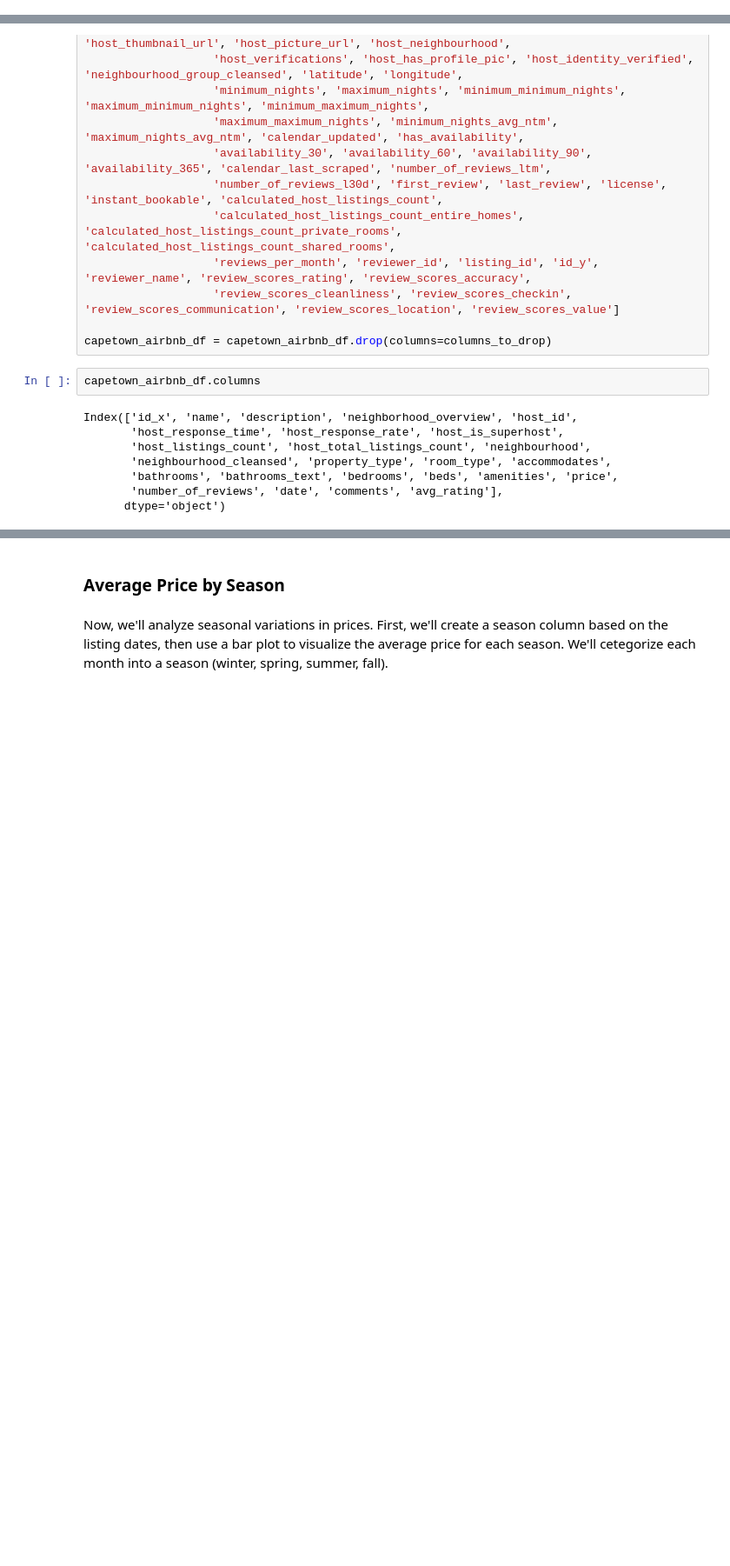
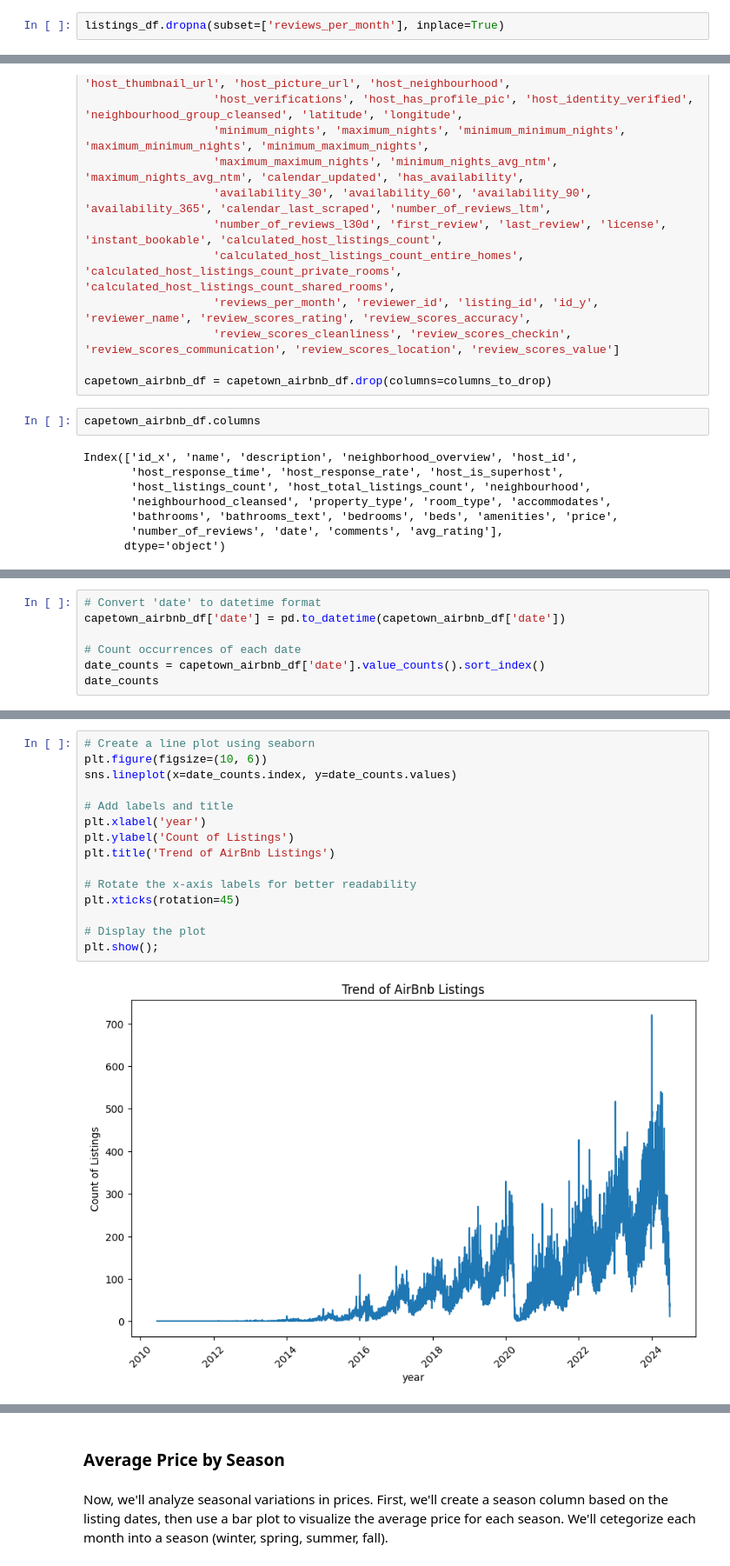
Before and after one commit to kev065/airbnb, a Jupyter notebook: notebook.ipynb, the cells around one changed output, grey strips where cells are left out. Shown at 87% size. Saved outputs shown, nothing was run; the diff lists cells and outputs as text; blank space fills up the shorter version.

```diff
--- a/notebook.ipynb
+++ b/notebook.ipynb
@@ -106,3 +124,5 @@ listings_df.head(2)
+# %%
+listings_df.dropna(subset=['reviews_per_month'], inplace=True)
 # %%
 # load reviews
 reviews_df = pd.read_csv('/content/reviews.csv.gz', compression='gzip')
@@ -280,0 +324,7 @@ In essence, most highly rated properties are clustered in the lower price range.
+# %%
+# Convert 'date' to datetime format
+capetown_airbnb_df['date'] = pd.to_datetime(capetown_airbnb_df['date'])
+
+# Count occurrences of each date
+date_counts = capetown_airbnb_df['date'].value_counts().sort_index()
+date_counts
@@ -280,0 +347,17 @@ In essence, most highly rated properties are clustered in the lower price range.
+# %%
+# Create a line plot using seaborn
+plt.figure(figsize=(10, 6))
+sns.lineplot(x=date_counts.index, y=date_counts.values)
+
+# Add labels and title
+plt.xlabel('year')
+plt.ylabel('Count of Listings')
+plt.title('Trend of AirBnb Listings')
+
+# Rotate the x-axis labels for better readability
+plt.xticks(rotation=45)
+
+# Display the plot
+plt.show();
+# %% [output]
+[figure, added]
```
Also changed, not shown: parts of 84 cells of this notebook.
